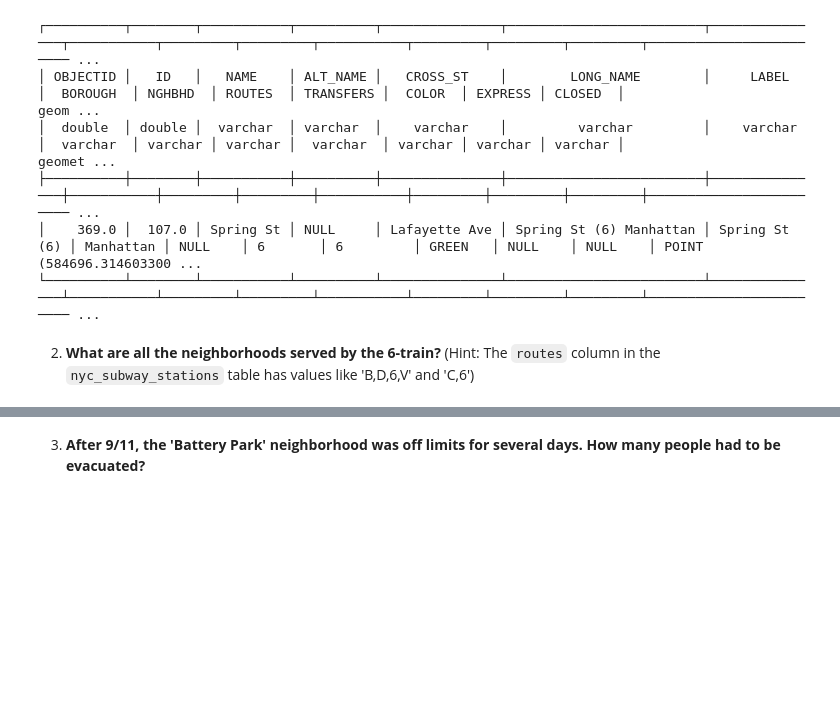
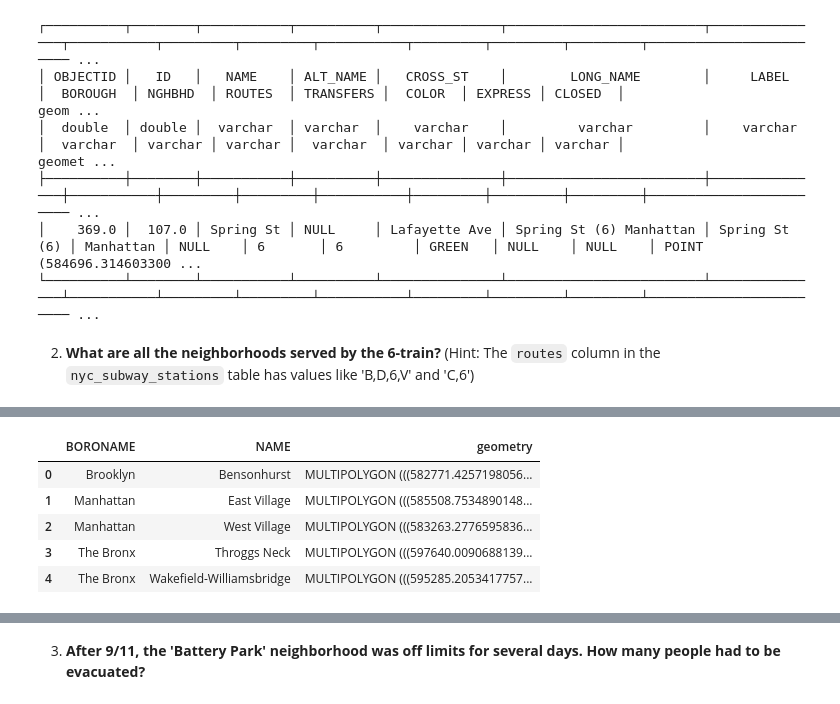
Before and after one commit to jihunnadi65/CASA0025-Lab, a Jupyter notebook: notebooks/W04_postgis2.ipynb, the cells around one changed output, grey strips where cells are left out. Cells and saved outputs as stored; diff of their text form; code cells hidden in the pictures; blank space fills up the shorter version.

```diff
--- a/notebooks/W04_postgis2.ipynb
+++ b/notebooks/W04_postgis2.ipynb
@@ -167,0 +203,10 @@ df
+# %%
+nyc_neighborhoods_df = con.sql("SELECT * EXCLUDE geom, ST_AsText(geom) as geometry FROM nyc_neighborhoods").df()
+nyc_neighborhoods_df.head()
+# %% [output]
+|  | BORONAME | NAME | geometry |
+| 0 | Brooklyn | Bensonhurst | MULTIPOLYGON (((582771.4257198056... |
+| 1 | Manhattan | East Village | MULTIPOLYGON (((585508.7534890148... |
+| 2 | Manhattan | West Village | MULTIPOLYGON (((583263.2776595836... |
+| 3 | The Bronx | Throggs Neck | MULTIPOLYGON (((597640.0090688139... |
+| 4 | The Bronx | Wakefield-Williamsbridge | MULTIPOLYGON (((595285.2053417757... |
```
Also changed, not shown: parts of 19 cells of this notebook.
